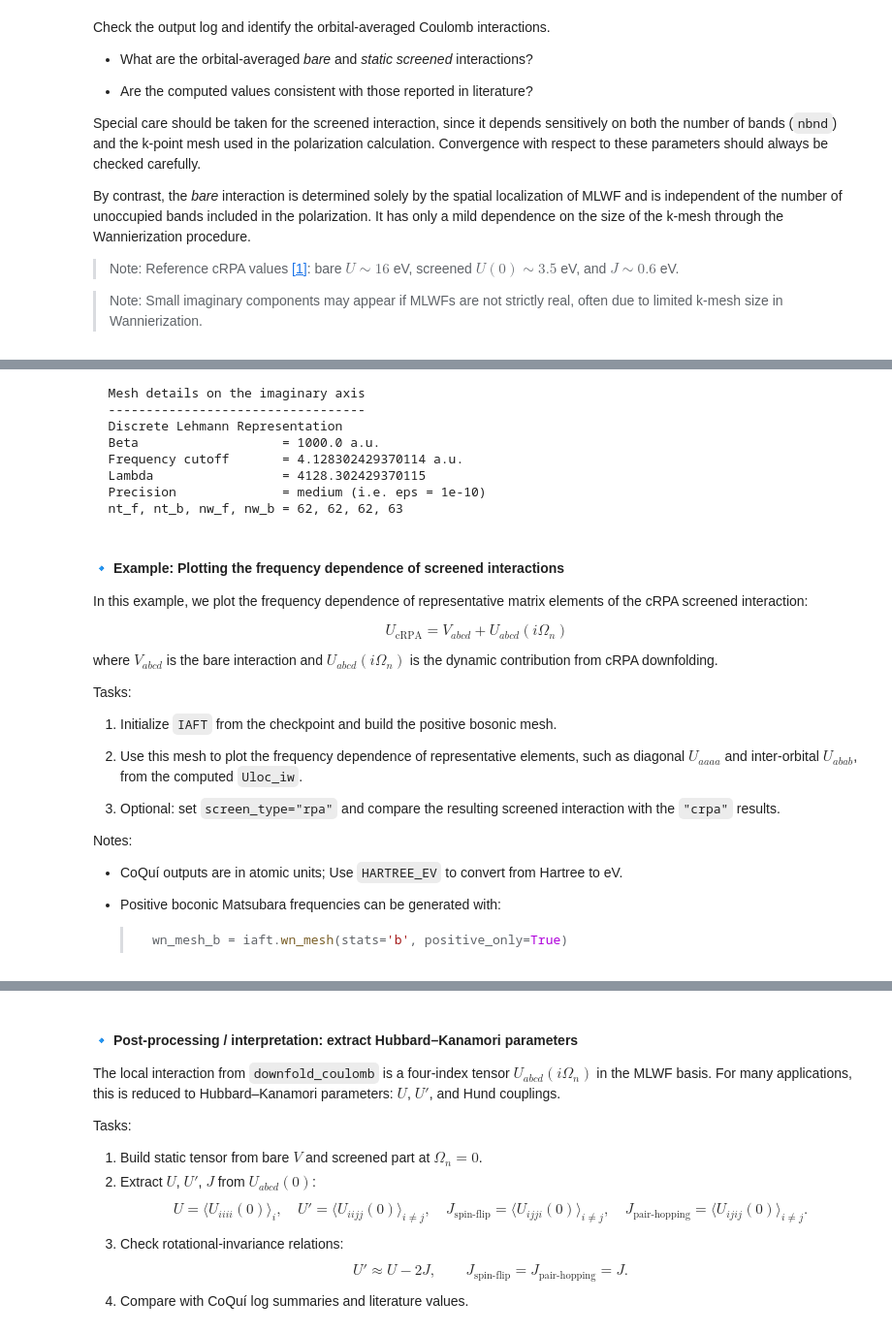
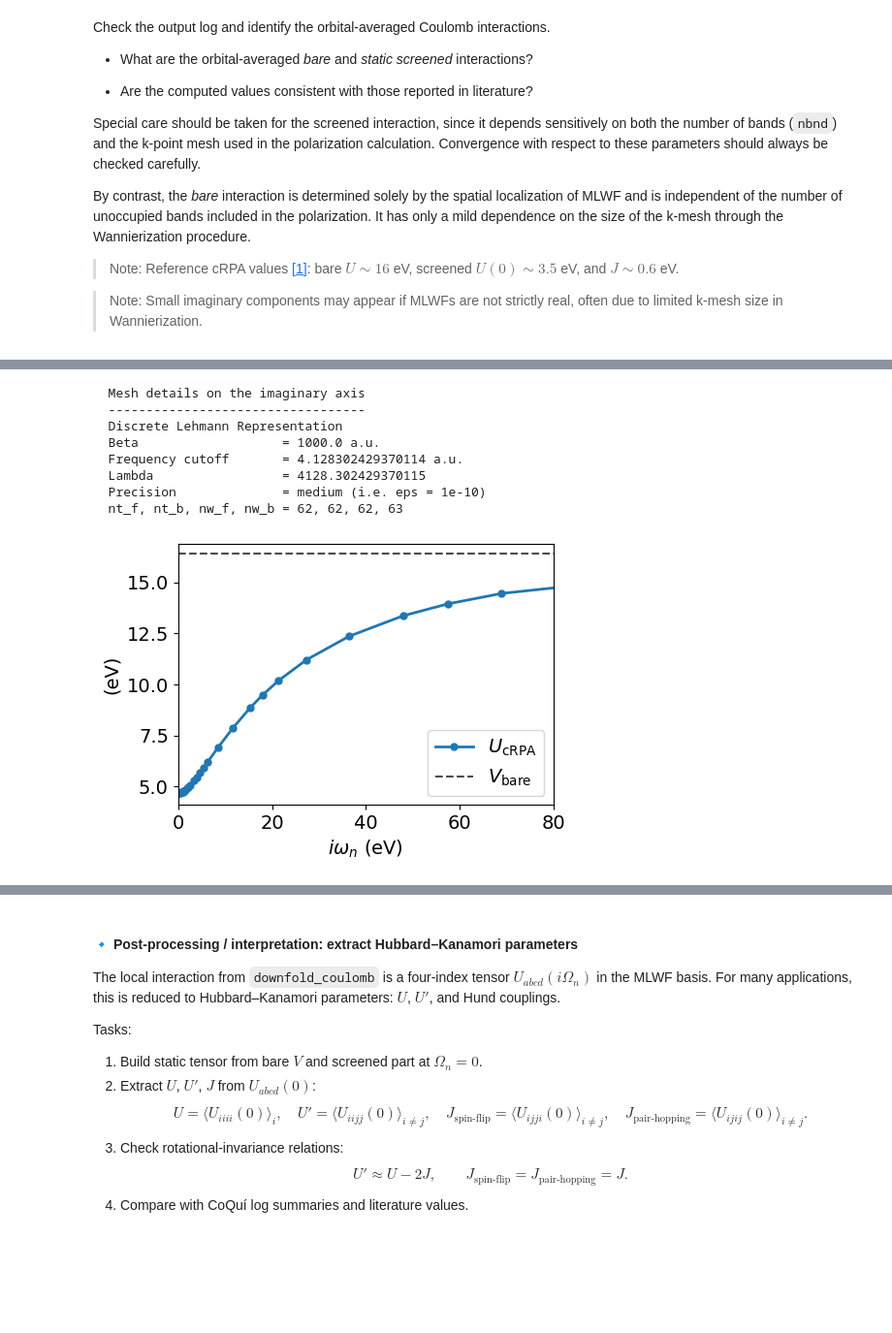
Before and after one commit to AbInitioQHub/coqui-tutorial, a Jupyter notebook: quickstart/03_crpa/03_crpa_screened_interactions.ipynb, the cells around one changed output, grey strips where cells are left out. Shown at 97% size. Drawn from its saved outputs; the diff is of its cells as text; code cells hidden in the pictures; blank space fills up the shorter version.

````diff
--- a/quickstart/03_crpa/03_crpa_screened_interactions.ipynb
+++ b/quickstart/03_crpa/03_crpa_screened_interactions.ipynb
@@ -199,50 +212,43 @@ Use Python help to inspect the available APIs and docstrings:
 # %%
-from coqui.utils.imag_axes_ft import IAFT
+from coqui import IAFT
 
 # --- Initialization ---
 iaft = coqui.IAFT.from_coqui_chkpt("crpa_100.mbpt.h5")
 
 # --- Mesh points ---
+# tau points go from [0, beta]
 tau_mesh_fermion, tau_mesh_boson = iaft.tau_mesh(stats='fermion'), iaft.tau_mesh(stats='boson')
+# Matsubara frequency points are odd (fermion) or even (boson) integers
+# **NOTE** the physical Matsubara frequency should be multiplied by 2*pi/beta
 wn_mesh_fermion, wn_mesh_boson = iaft.wn_mesh(stats='fermion'), iaft.wn_mesh(stats='boson')
 
 # --- Fourier transform ---
-#help(iaft.w_to_tau)
 Uloc_t = iaft.w_to_tau(Uloc_iw, stats='boson', ph_sym=True)
 
 # --- Interpolation ---
-Uloc_beta = iaft.tau_interpolate(Uloc_t, 0, stats='boson', ph_sym=True)
+Uloc_zero_beta = iaft.tau_interpolate(Uloc_t, [0, iaft.beta], stats='boson', ph_sym=True)
+
+# --- Plotting frequency dependence of screened interaction ---
+iw_mesh_pos = iaft.wn_mesh(stats='b', positive_only=True) * np.pi / iaft.beta
+
+fig, ax = plt.subplots(1, figsize=(5,3.5), dpi=100)
+ax.plot(iw_mesh_pos*HARTREE_EV, (Vloc[0,0,0,0]+Uloc_iw[:,0,0,0,0]).real*HARTREE_EV,
+        linewidth=2, marker='o', markersize=5, label='$U_{\mathrm{cRPA}}$')
+ax.axhline(y=Vloc[0,0,0,0]*HARTREE_EV, color="black",
+           linestyle="--", linewidth=1.5, alpha=0.7, label='$V_{\mathrm{bare}}$')
+ax.set_xlim(0, 80)
+ax.tick_params(axis='both', which='major', labelsize=14)
+ax.set_xlabel('$i\omega_{n}$ (eV)', fontsize=14)
+ax.set_ylabel('(eV)', fontsize=14)
+ax.legend(fontsize=14)
+plt.show()
 # %% [output]
   Mesh details on the imaginary axis
   ----------------------------------
   Discrete Lehmann Representation
   Beta                   = 1000.0 a.u.
   Frequency cutoff       = 4.128302429370114 a.u.
   Lambda                 = 4128.302429370115
   Precision              = medium (i.e. eps = 1e-10)
   nt_f, nt_b, nw_f, nw_b = 62, 62, 62, 63
+[figure, added]
-# %% [markdown]
-#### 🔹 Example: Plotting the frequency dependence of screened interactions
-
-In this example, we plot the frequency dependence of representative matrix elements of the cRPA screened interaction:
-
-$$
-U_{\mathrm{cRPA}} = V_{abcd} + U_{abcd}(i\Omega_n)
-$$
-
-where $V_{abcd}$ is the bare interaction and $U_{abcd}(i\Omega_n)$ is the dynamic contribution from cRPA downfolding.
-
-Tasks:
-1. Initialize `IAFT` from the checkpoint and build the positive bosonic mesh.
-
-2. Use this mesh to plot the frequency dependence of representative elements, such as diagonal $U_{aaaa}$ and inter-orbital $U_{abab}$, from the computed `Uloc_iw`.
-
-3. Optional: set `screen_type="rpa"` and compare the resulting screened interaction with the `"crpa"` results.
-
-Notes:
-- CoQuí outputs are in atomic units; Use `HARTREE_EV` to convert from Hartree to eV.
-
-- Positive boconic Matsubara frequencies can be generated with:
-    >```python
-    >wn_mesh_b = iaft.wn_mesh(stats='b', positive_only=True)
-    >```
````
Also changed, not shown: parts of 16 cells of this notebook, 16 other files.
